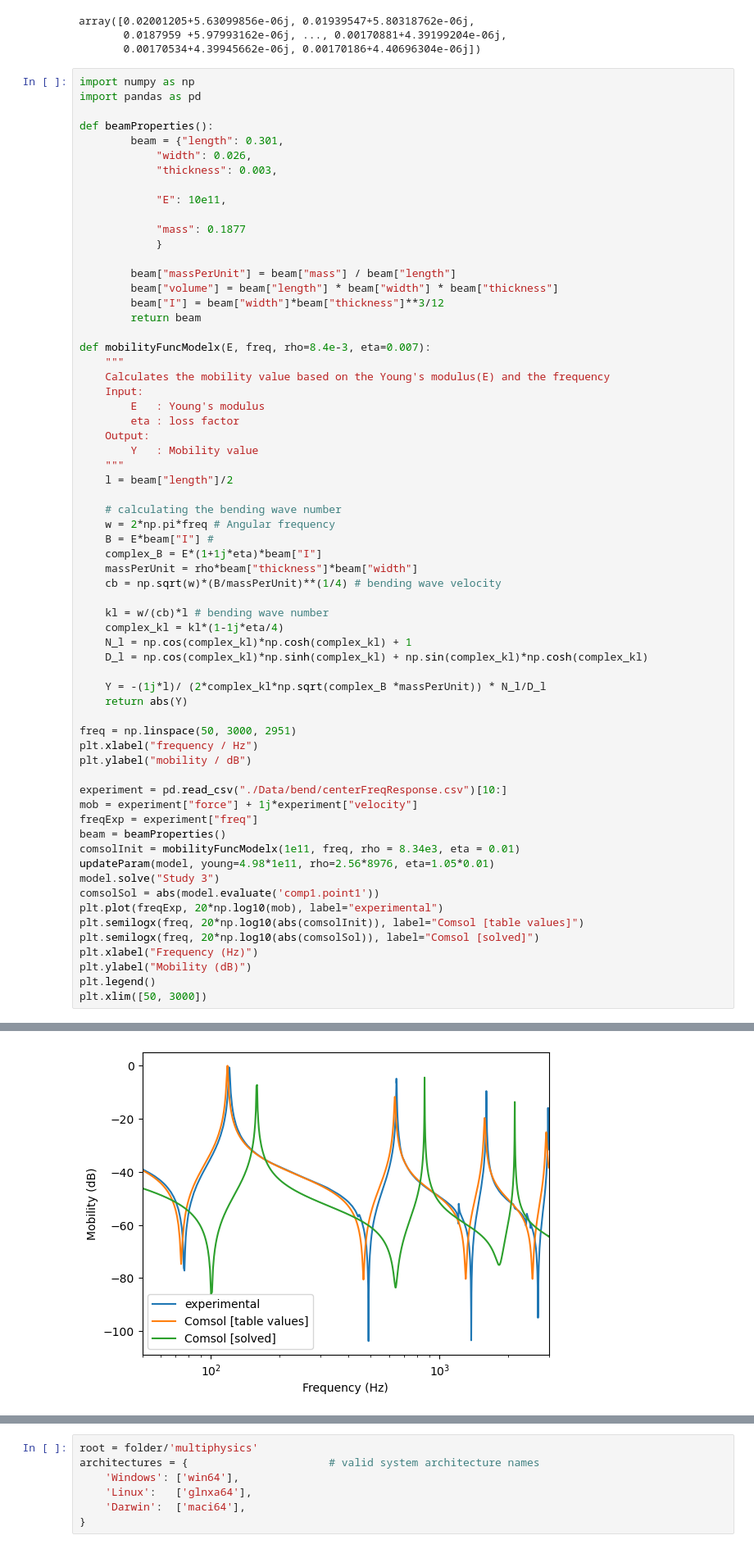
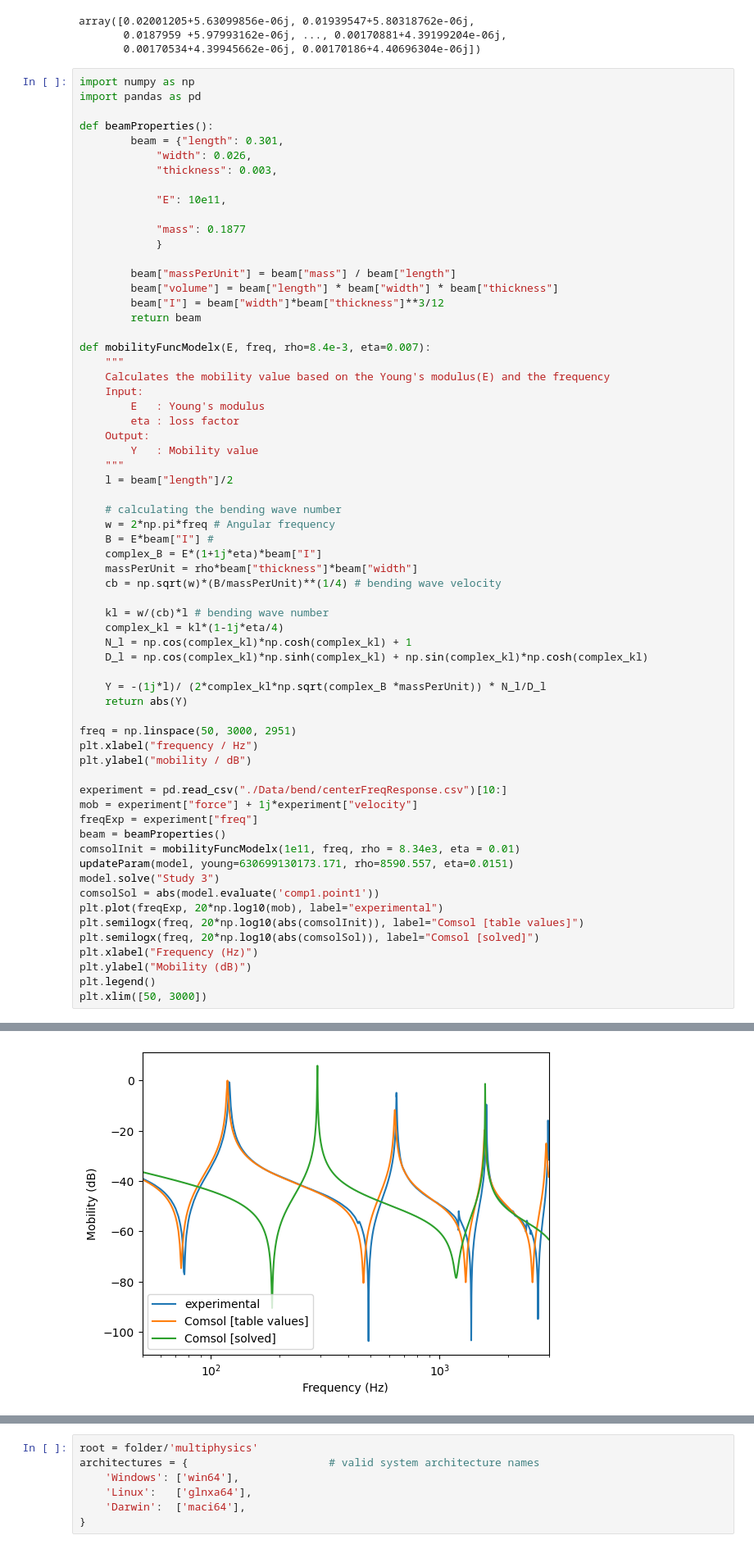
Before and after one commit to taboleiro/BayesianVibrationsModeling, a Jupyter notebook: comsol.ipynb, the cells around one changed output, grey strips where cells are left out. Shown: that part at 82% size. Drawn from its saved outputs; the diff is of its cells as text.

```diff
--- a/comsol.ipynb
+++ b/comsol.ipynb
@@ -95,35 +99,35 @@ def mobilityFuncModelx(E, freq, rho=8.4e-3, eta=0.007):
     cb = np.sqrt(w)*(B/massPerUnit)**(1/4) # bending wave velocity
 
     kl = w/(cb)*l # bending wave number
     complex_kl = kl*(1-1j*eta/4)
     N_l = np.cos(complex_kl)*np.cosh(complex_kl) + 1
     D_l = np.cos(complex_kl)*np.sinh(complex_kl) + np.sin(complex_kl)*np.cosh(complex_kl)
 
     Y = -(1j*l)/ (2*complex_kl*np.sqrt(complex_B *massPerUnit)) * N_l/D_l
     return abs(Y)
 
 freq = np.linspace(50, 3000, 2951)
 plt.xlabel("frequency / Hz")
 plt.ylabel("mobility / dB")
 
 experiment = pd.read_csv("./Data/bend/centerFreqResponse.csv")[10:]
 mob = experiment["force"] + 1j*experiment["velocity"]
 freqExp = experiment["freq"]
 beam = beamProperties()
 comsolInit = mobilityFuncModelx(1e11, freq, rho = 8.34e3, eta = 0.01)
-updateParam(model, young=4.98*1e11, rho=2.56*8976, eta=1.05*0.01)
+updateParam(model, young=630699130173.171, rho=8590.557, eta=0.0151)
 model.solve("Study 3")
 comsolSol = abs(model.evaluate('comp1.point1'))
 plt.plot(freqExp, 20*np.log10(mob), label="experimental")
 plt.semilogx(freq, 20*np.log10(abs(comsolInit)), label="Comsol [table values]")
 plt.semilogx(freq, 20*np.log10(abs(comsolSol)), label="Comsol [solved]")
 plt.xlabel("Frequency (Hz)")
 plt.ylabel("Mobility (dB)")
 plt.legend()
 plt.xlim([50, 3000])
 # %% [output]
 (50, 3000)
-[figure, old version]
+[figure, new version]
 # %%
 plt.figure(figsize=(15, 10))
 plt.plot(freqExp, 20*np.log10(mob), label="experimental")
```
Also changed, not shown: parts of 3 cells of this notebook, 30 other files.
